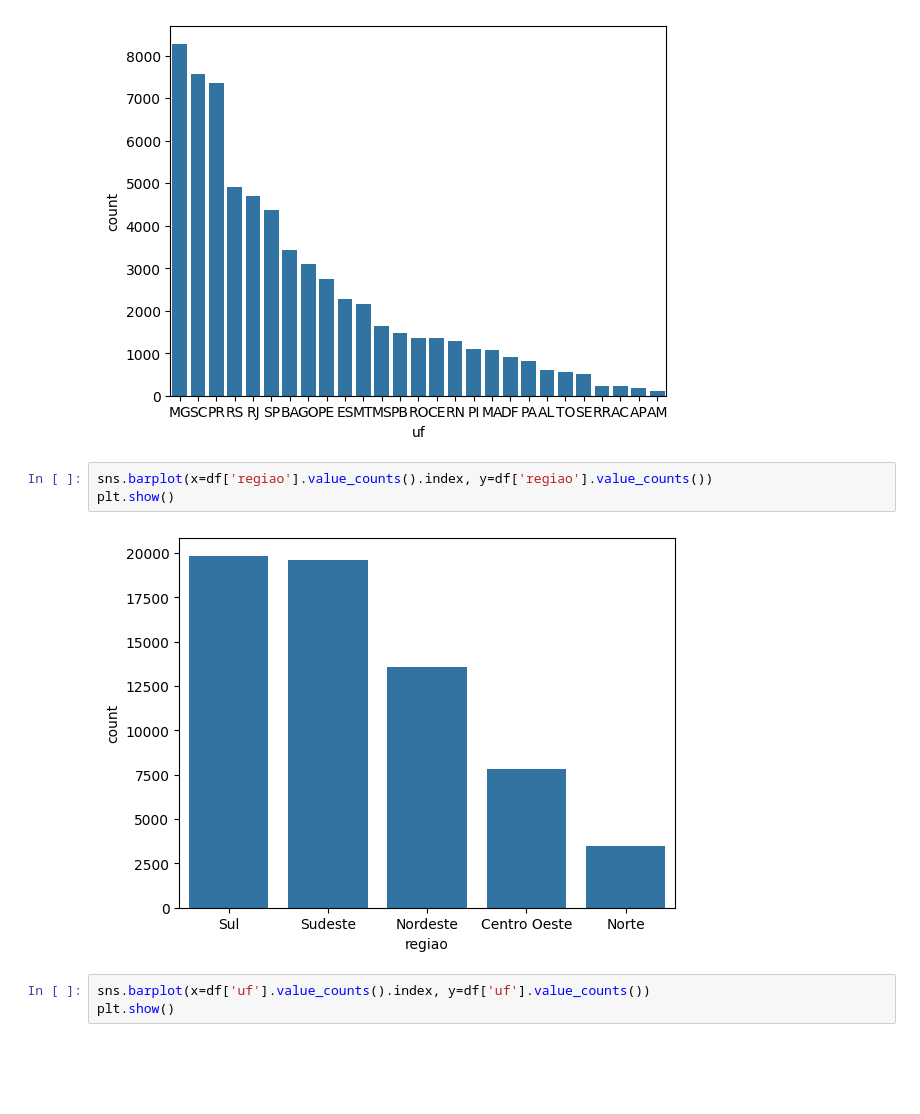
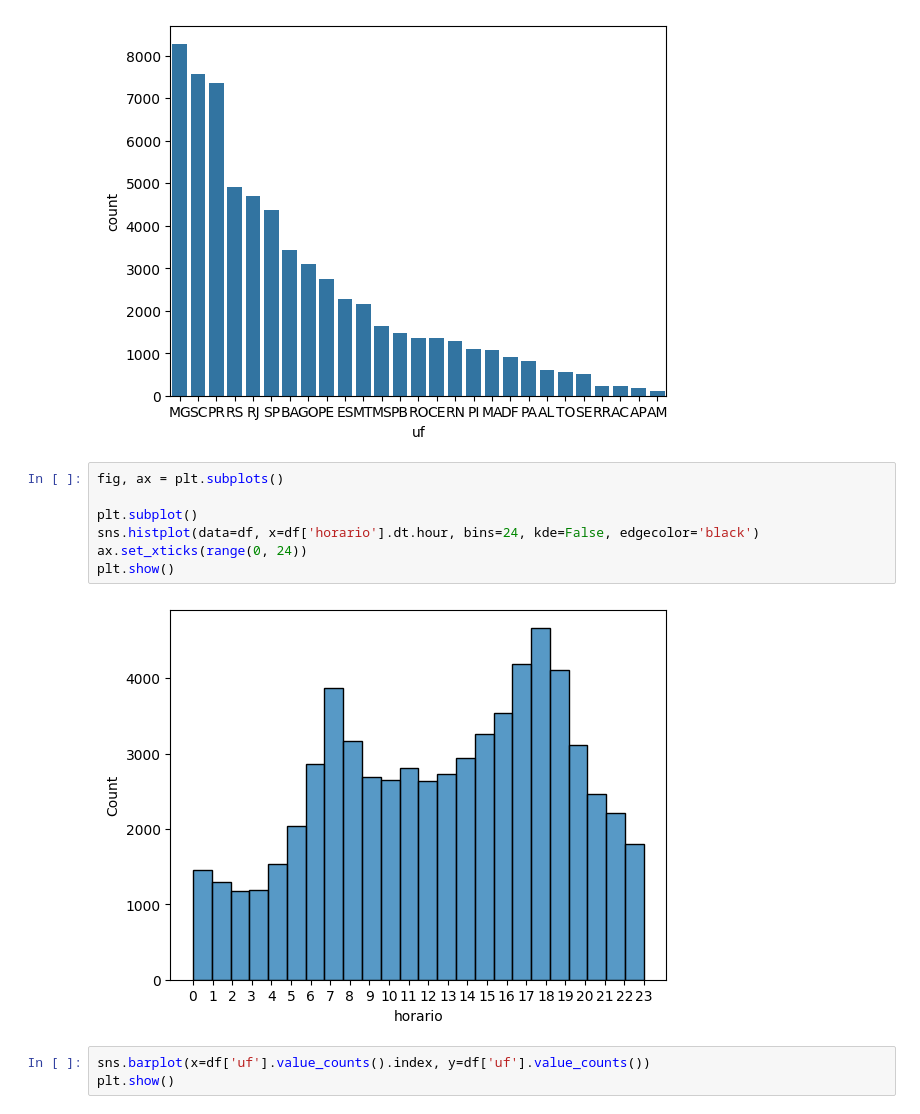
Before and after one commit to GabrielcMiranda/acidentes-brasil, a Jupyter notebook: Analise.ipynb, the cells around one changed output. Saved outputs shown, nothing was run; the diff lists cells and outputs as text; blank space fills up the shorter version.

```diff
--- a/Analise.ipynb
+++ b/Analise.ipynb
@@ -163,11 +256,15 @@ sns.barplot(x=df['uf'].value_counts().index, y=df['uf'].value_counts())
 plt.show()
 # %% [output]
 [figure]
-# %%
-sns.barplot(x=df['regiao'].value_counts().index, y=df['regiao'].value_counts())
-plt.show()
-# %% [output]
-[figure, removed]
+# %%
+fig, ax = plt.subplots()
+
+plt.subplot()
+sns.histplot(data=df, x=df['horario'].dt.hour, bins=24, kde=False, edgecolor='black')
+ax.set_xticks(range(0, 24))
+plt.show()
+# %% [output]
+[figure, added]
 # %%
 sns.barplot(x=df['uf'].value_counts().index, y=df['uf'].value_counts())
 plt.show()
```
Also changed, not shown: parts of 50 cells of this notebook, 1 other file.
